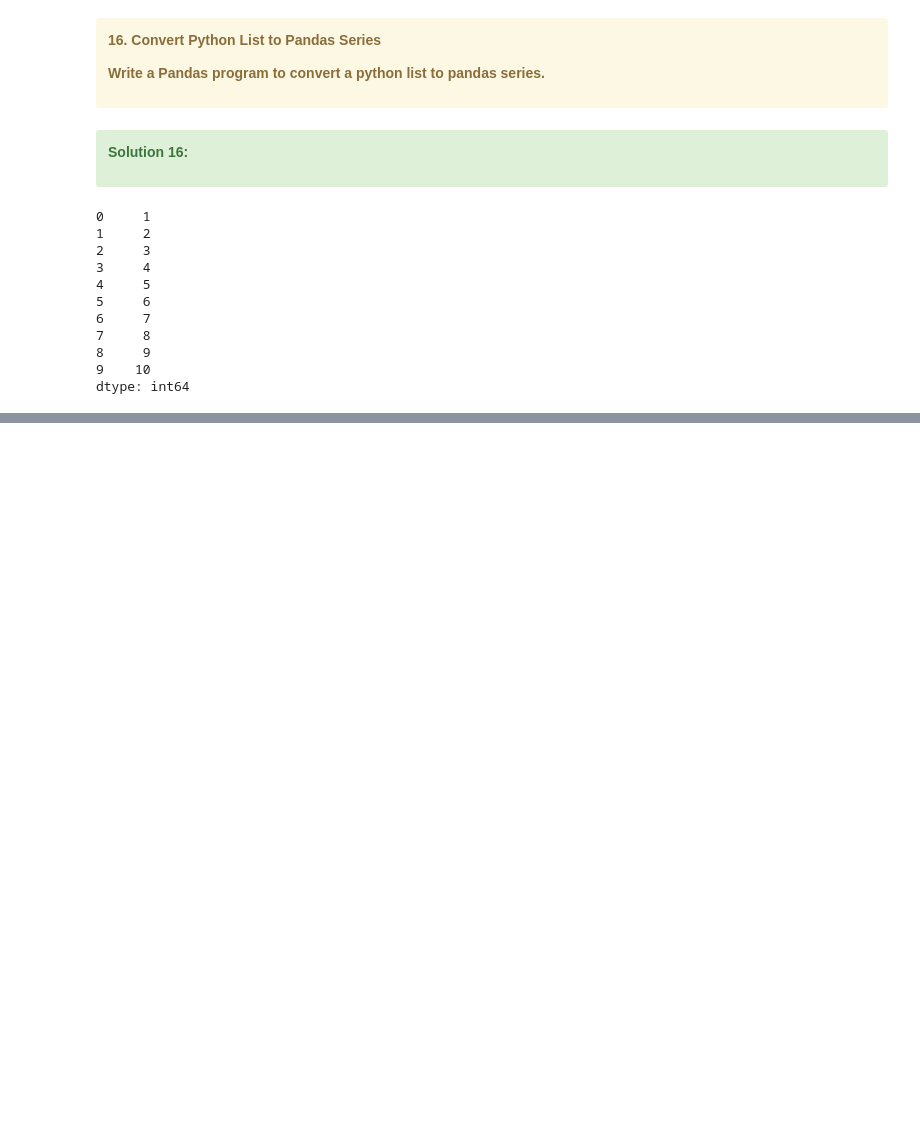
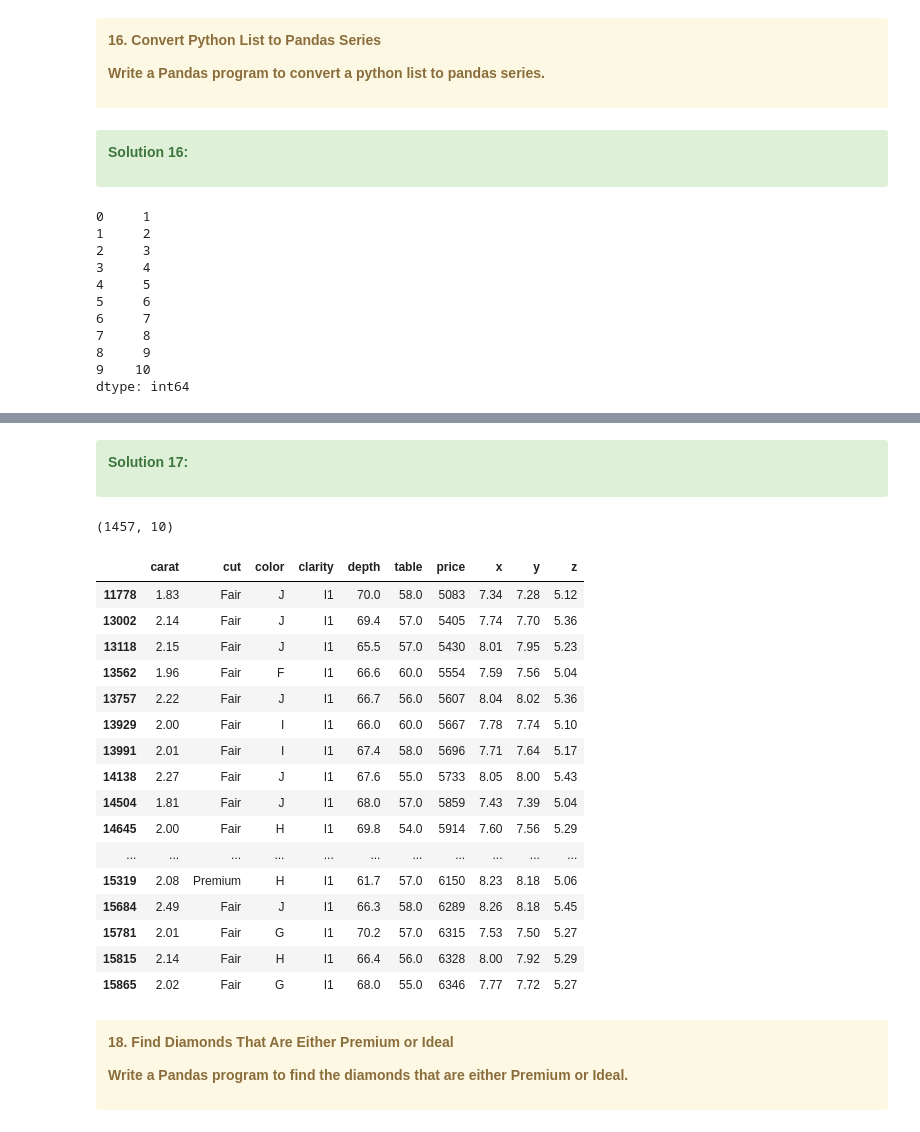
Before and after one commit to aziart/pandas-exercises, a Jupyter notebook: 12 - w3exercises/09 - Pandas Practice Sets/09 - 01 Pandas Practice Set-1.ipynb, the cells around one changed output, grey strips where cells are left out. Saved outputs shown, nothing was run; the diff lists cells and outputs as text; code cells hidden in the pictures; blank space fills up the shorter version.

Commit message:
12_09_01 - Pandas Practice Set 1 - 19/65

```diff
--- a/12 - w3exercises/09 - Pandas Practice Sets/09 - 01 Pandas Practice Set-1.ipynb
+++ b/12 - w3exercises/09 - Pandas Practice Sets/09 - 01 Pandas Practice Set-1.ipynb
@@ -975,0 +984,5 @@ dtype: int64
+# %%
+path = '../data/'
+filename = 'diamonds.csv'
+df = pd.read_csv(path + filename)
+display(df.head(20))
@@ -975,0 +1007,40 @@ dtype: int64
+# %% [markdown]
+<div class="alert alert-success">
+
+**Solution 17:**
+</div>
+# %%
+# 17. Find Details of Diamonds Where x > 5, y > 5, and z > 5
+# Write a Pandas program to find the details of the diamonds where length>5, width>5 and depth>5.
+
+filt = (df['x']>5) & (df['y']>5) & (df['z']>5)
+df_filtered = df[filt]
+print(df_filtered.shape)
+display(df_filtered.head(20))
+# %% [output]
+(1457, 10)
+|  | carat | cut | color | clarity | depth | table | price | x | y | z |
+| 11778 | 1.83 | Fair | J | I1 | 70.0 | 58.0 | 5083 | 7.34 | 7.28 | 5.12 |
+| 13002 | 2.14 | Fair | J | I1 | 69.4 | 57.0 | 5405 | 7.74 | 7.70 | 5.36 |
+| 13118 | 2.15 | Fair | J | I1 | 65.5 | 57.0 | 5430 | 8.01 | 7.95 | 5.23 |
+| 13562 | 1.96 | Fair | F | I1 | 66.6 | 60.0 | 5554 | 7.59 | 7.56 | 5.04 |
+| 13757 | 2.22 | Fair | J | I1 | 66.7 | 56.0 | 5607 | 8.04 | 8.02 | 5.36 |
+| 13929 | 2.00 | Fair | I | I1 | 66.0 | 60.0 | 5667 | 7.78 | 7.74 | 5.10 |
+| 13991 | 2.01 | Fair | I | I1 | 67.4 | 58.0 | 5696 | 7.71 | 7.64 | 5.17 |
+| 14138 | 2.27 | Fair | J | I1 | 67.6 | 55.0 | 5733 | 8.05 | 8.00 | 5.43 |
+| 14504 | 1.81 | Fair | J | I1 | 68.0 | 57.0 | 5859 | 7.43 | 7.39 | 5.04 |
+| 14645 | 2.00 | Fair | H | I1 | 69.8 | 54.0 | 5914 | 7.60 | 7.56 | 5.29 |
+| ... | ... | ... | ... | ... | ... | ... | ... | ... | ... | ... |
+| 15319 | 2.08 | Premium | H | I1 | 61.7 | 57.0 | 6150 | 8.23 | 8.18 | 5.06 |
+| 15684 | 2.49 | Fair | J | I1 | 66.3 | 58.0 | 6289 | 8.26 | 8.18 | 5.45 |
+| 15781 | 2.01 | Fair | G | I1 | 70.2 | 57.0 | 6315 | 7.53 | 7.50 | 5.27 |
+| 15815 | 2.14 | Fair | H | I1 | 66.4 | 56.0 | 6328 | 8.00 | 7.92 | 5.29 |
+| 15865 | 2.02 | Fair | G | I1 | 68.0 | 55.0 | 6346 | 7.77 | 7.72 | 5.27 |
+# %% [markdown]
+<div class="alert alert-warning">
+
+**18. Find Diamonds That Are Either Premium or Ideal**
+
+**Write a Pandas program to find the diamonds that are either Premium or Ideal.**
+
+</div>
```
Also changed, not shown: parts of 9 cells of this notebook.
